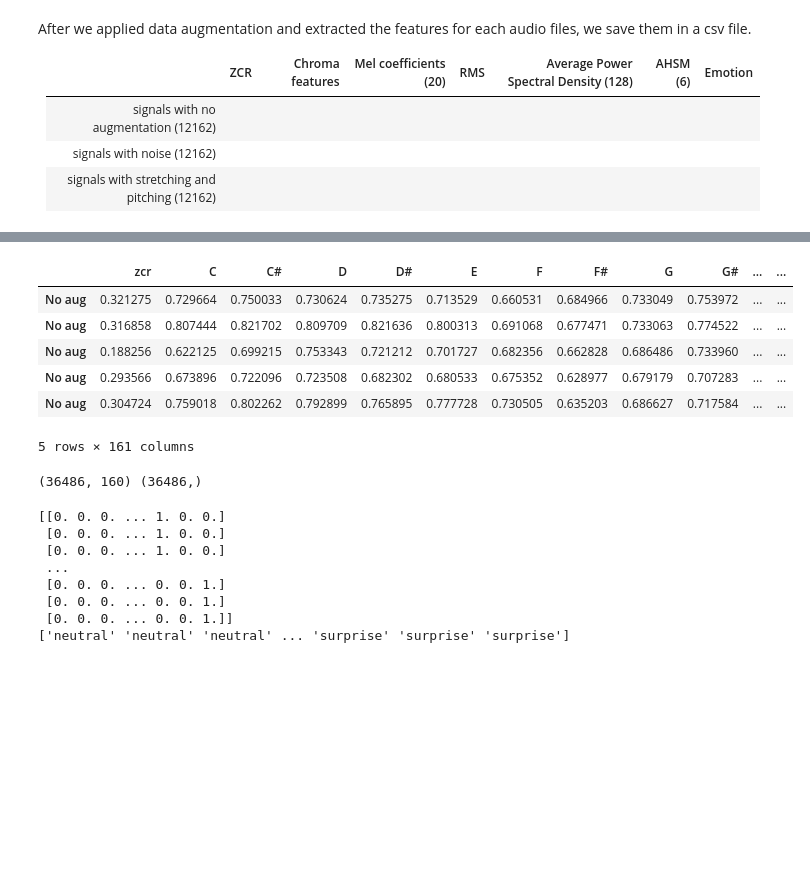
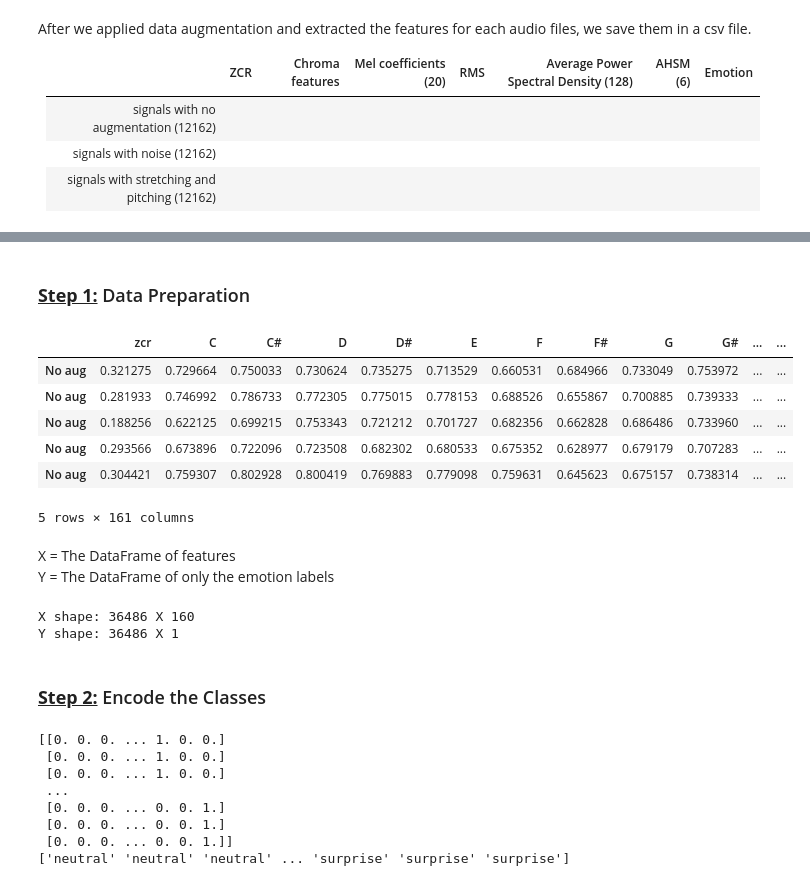
Before and after one commit to netazuz/Emotion-Classification, a Jupyter notebook: feature_extraction.ipynb, the cells around one changed output, grey strips where cells are left out. Drawn from its saved outputs; the diff is of its cells as text; code cells hidden in the pictures; blank space fills up the shorter version.

```diff
--- a/feature_extraction.ipynb
+++ b/feature_extraction.ipynb
@@ -514,51 +629,60 @@ fit_transform() joins these two steps and is used for the initial fitting of par
+# %% [markdown]
+### **<u>Step 1:</u>** Data Preparation
 # %%
 import pandas as pd
 
 # Chroma features keys
 chroma_keys = ['C', 'C#', 'D', 'D#', 'E', 'F', 'F#', 'G', 'G#', 'A', 'A#', 'B']
 
 # Chroma features keys
 ahsm_keys = ['AHSM1', 'AHSM2', 'AHSM3', 'AHSM4', 'AHSM5', 'AHSM6']
 
 # Mel coefficients keys
 mel_keys = ['mel_c{}'.format(i) for i in range(1, 21)]
 
 # PSD keys
 psd_keys = ['psd{}'.format(i) for i in range(1, 121)]
 
 # Add labels to each column
 column_labels = ['zcr'] + chroma_keys + mel_keys + ['rms'] + psd_keys + ahsm_keys
 
 # Add row labels
 row_labels = ['No aug'] * 12162 + ['Noise'] * 12162 + ['Stretc + Pitch'] * 12162
 
 # Create a DataFrame with the features
 Features = pd.DataFrame(X, columns=column_labels, index=row_labels)
 
 Features['Emotion'] = Y
 
 # Save the DataFrame to a CSV file named 'features.csv'
-Features.to_csv('features.csv', index=False)
+Features.to_csv('data/features.csv', index=False)
 
 # Display the first few rows of the DataFrame (36486 signals, 163)
 Features.head()
 # %% [output]
 |  | zcr | C | C# | D | D# | E | F | F# | G | G# | ... | ... |
 | No aug | 0.321275 | 0.729664 | 0.750033 | 0.730624 | 0.735275 | 0.713529 | 0.660531 | 0.684966 | 0.733049 | 0.753972 | ... | ... |
-| No aug | 0.316858 | 0.807444 | 0.821702 | 0.809709 | 0.821636 | 0.800313 | 0.691068 | 0.677471 | 0.733063 | 0.774522 | ... | ... |
+| No aug | 0.281933 | 0.746992 | 0.786733 | 0.772305 | 0.775015 | 0.778153 | 0.688526 | 0.655867 | 0.700885 | 0.739333 | ... | ... |
 | No aug | 0.188256 | 0.622125 | 0.699215 | 0.753343 | 0.721212 | 0.701727 | 0.682356 | 0.662828 | 0.686486 | 0.733960 | ... | ... |
 | No aug | 0.293566 | 0.673896 | 0.722096 | 0.723508 | 0.682302 | 0.680533 | 0.675352 | 0.628977 | 0.679179 | 0.707283 | ... | ... |
-| No aug | 0.304724 | 0.759018 | 0.802262 | 0.792899 | 0.765895 | 0.777728 | 0.730505 | 0.635203 | 0.686627 | 0.717584 | ... | ... |
+| No aug | 0.304421 | 0.759307 | 0.802928 | 0.800419 | 0.769883 | 0.779098 | 0.759631 | 0.645623 | 0.675157 | 0.738314 | ... | ... |
 5 rows × 161 columns
+# %% [markdown]
+X = The DataFrame of features
+Y = The DataFrame of only the emotion labels
 # %%
 # Extracting features (X) and target (Y) from the 'Features' DataFrame
 X = Features.iloc[:, :-1].values  # Selecting all rows and all columns except the last one as features
 Y = Features['Emotion'].values    # Selecting the 'Emotion' column as the target
 
 # Printing the shapes of the feature matrix (X) and target array (Y)
-print(X.shape, Y.shape)
+print(f"X shape: {X.shape[0]} X {X.shape[1]}")
+print(f"Y shape: {Y.shape[0]} X 1")
 # %% [output]
-(36486, 160) (36486,)
+X shape: 36486 X 160
+Y shape: 36486 X 1
+# %% [markdown]
+### **<u>Step 2:</u>** Encode the Classes
 # %%
 # As this is a multiclass classification problem onehotencoding our Y.
 encoder = OneHotEncoder()
```
Also changed, not shown: parts of 38 cells of this notebook, 1 other file.
